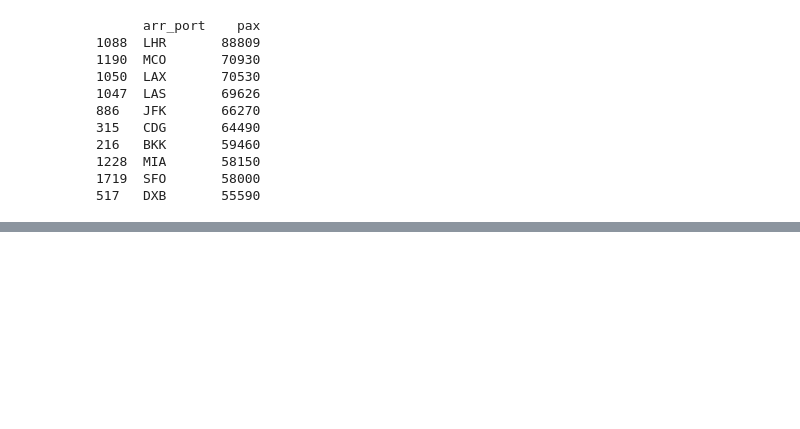
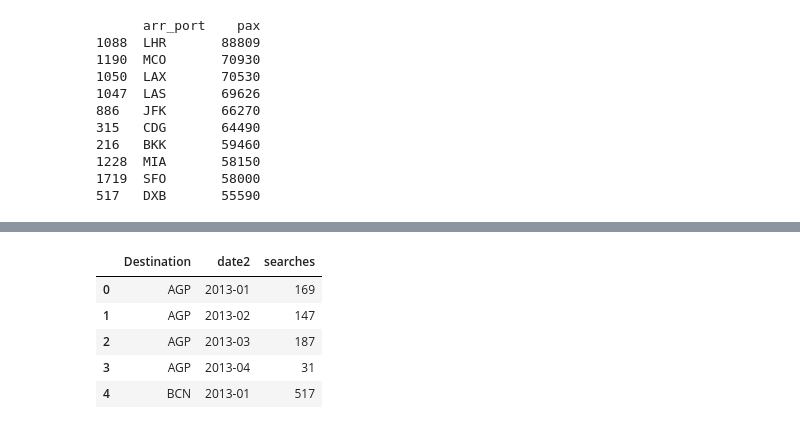
Before and after one commit to nephi1992/test, a Jupyter notebook: test.ipynb, the cells around one changed output, grey strips where cells are left out. Cells and saved outputs as stored; diff of their text form; code cells hidden in the pictures; blank space fills up the shorter version.

```diff
--- a/test.ipynb
+++ b/test.ipynb
@@ -119,0 +180,9 @@ print res.groupby('arr_port').sum().reset_index().sort('pax', ascending = False)
+# %%
+res2.head()
+# %% [output]
+|  | Destination | date2 | searches |
+| 0 | AGP | 2013-01 | 169 |
+| 1 | AGP | 2013-02 | 147 |
+| 2 | AGP | 2013-03 | 187 |
+| 3 | AGP | 2013-04 | 31 |
+| 4 | BCN | 2013-01 | 517 |
```
Also changed, not shown: parts of 10 cells of this notebook.
